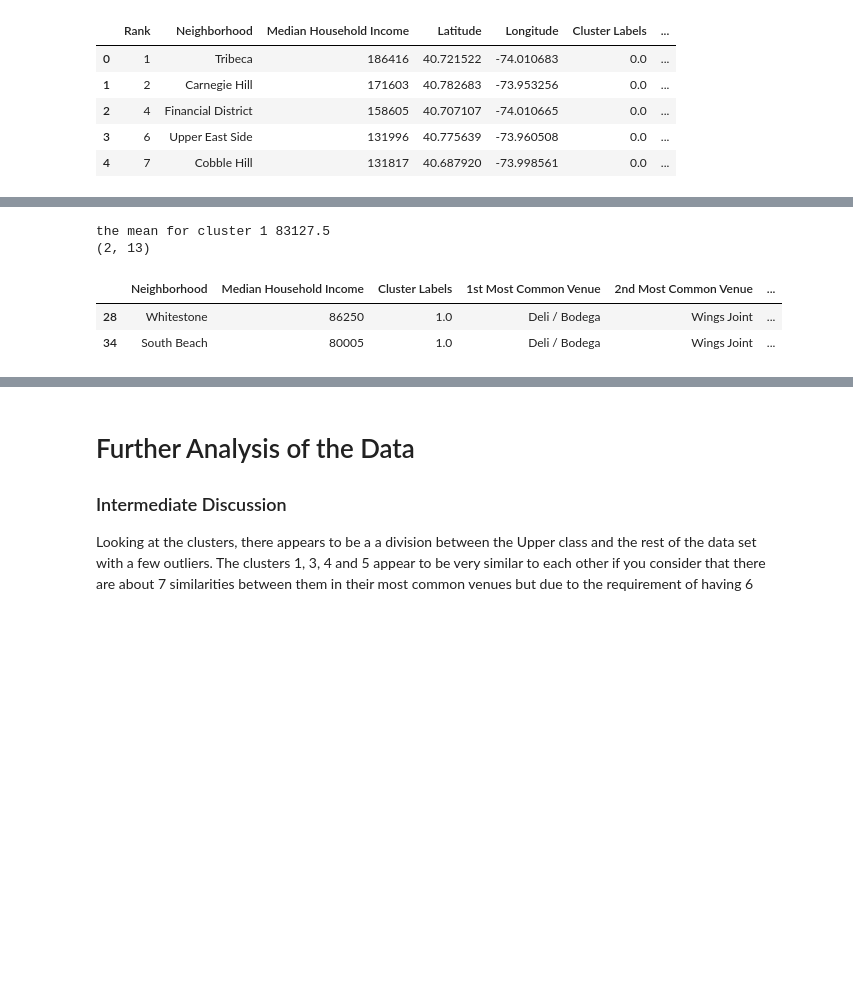
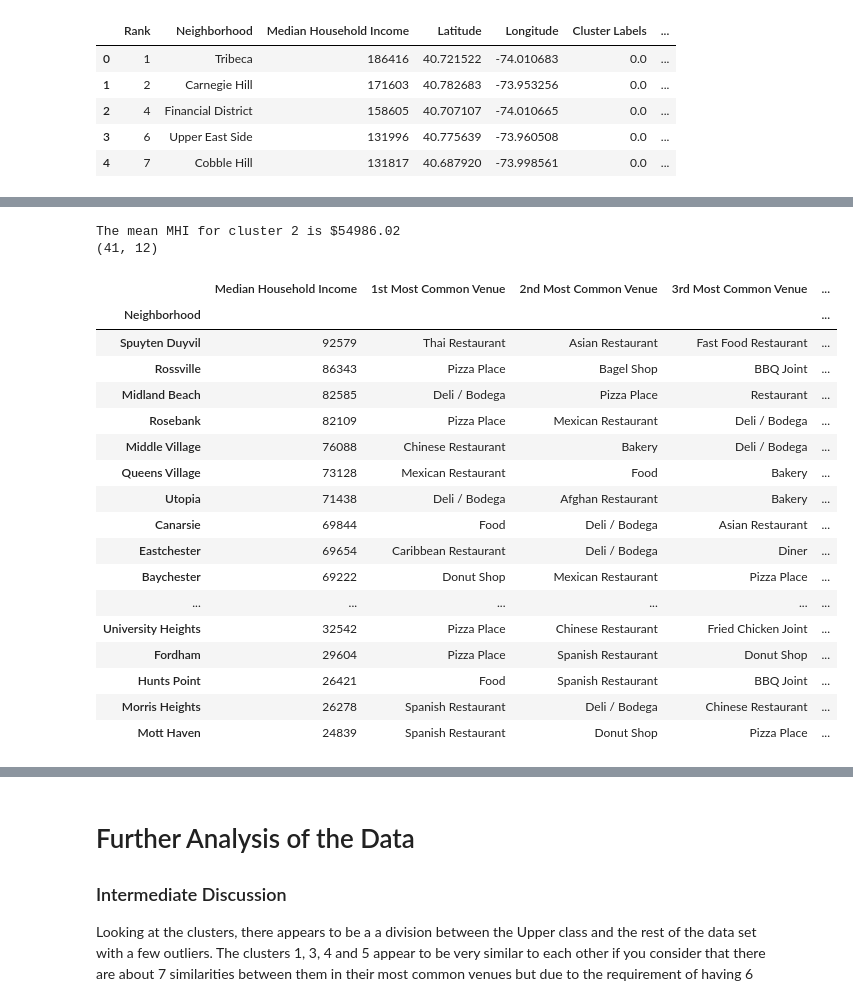
Before and after one commit to MatthewVT/Analysing-Food-Business-in-New-York-City, a Jupyter notebook: Week 5 PG Assignment/Battle of the New York Neighbourhoods- Food Business Case.ipynb, the cells around one changed output, grey strips where cells are left out. Drawn from its saved outputs; the diff is of its cells as text; code cells hidden in the pictures; blank space fills up the shorter version.

```diff
--- a/Week 5 PG Assignment/Battle of the New York Neighbourhoods- Food Business Case.ipynb
+++ b/Week 5 PG Assignment/Battle of the New York Neighbourhoods- Food Business Case.ipynb
@@ -548,23 +575,39 @@ the mean for cluster 0 100745.02702702703
 # %%
-cluster_number = 1
+cluster_number = 2
 df = NY_merged.loc[NY_merged['Cluster Labels'] == cluster_number, NY_merged.columns[[1] + list(range(2, NY_merged.shape[1]))]]
 mean = 0
 count = 0
 
 for x in df['Median Household Income']:
     mean = mean + int(x)
     count += 1
     #print(count)
     #print(mean)
 mean = mean/count
-print("the mean for cluster {}".format(cluster_number), mean)
-df = df.drop(['Latitude','Longitude'],  axis=1)
+print("The mean MHI for cluster {} is ${}".format(cluster_number, str(round(mean, 2))))
+df = df.drop(['Latitude','Longitude', 'Cluster Labels'],  axis=1)
 print(df.shape)
+df.set_index('Neighborhood', inplace=True)
 df
 # %% [output]
-the mean for cluster 1 83127.5
-(2, 13)
+The mean MHI for cluster 2 is $54986.02
+(41, 12)
-|  | Neighborhood | Median Household Income | Cluster Labels | 1st Most Common Venue | 2nd Most Common Venue | ... |
-| 28 | Whitestone | 86250 | 1.0 | Deli / Bodega | Wings Joint | ... |
-| 34 | South Beach | 80005 | 1.0 | Deli / Bodega | Wings Joint | ... |
+|  | Median Household Income | 1st Most Common Venue | 2nd Most Common Venue | 3rd Most Common Venue | ... |
+| Neighborhood |  |  |  |  | ... |
+| Spuyten Duyvil | 92579 | Thai Restaurant | Asian Restaurant | Fast Food Restaurant | ... |
+| Rossville | 86343 | Pizza Place | Bagel Shop | BBQ Joint | ... |
+| Midland Beach | 82585 | Deli / Bodega | Pizza Place | Restaurant | ... |
+| Rosebank | 82109 | Pizza Place | Mexican Restaurant | Deli / Bodega | ... |
+| Middle Village | 76088 | Chinese Restaurant | Bakery | Deli / Bodega | ... |
+| Queens Village | 73128 | Mexican Restaurant | Food | Bakery | ... |
+| Utopia | 71438 | Deli / Bodega | Afghan Restaurant | Bakery | ... |
+| Canarsie | 69844 | Food | Deli / Bodega | Asian Restaurant | ... |
+| Eastchester | 69654 | Caribbean Restaurant | Deli / Bodega | Diner | ... |
+| Baychester | 69222 | Donut Shop | Mexican Restaurant | Pizza Place | ... |
+| ... | ... | ... | ... | ... | ... |
+| University Heights | 32542 | Pizza Place | Chinese Restaurant | Fried Chicken Joint | ... |
+| Fordham | 29604 | Pizza Place | Spanish Restaurant | Donut Shop | ... |
+| Hunts Point | 26421 | Food | Spanish Restaurant | BBQ Joint | ... |
+| Morris Heights | 26278 | Spanish Restaurant | Deli / Bodega | Chinese Restaurant | ... |
+| Mott Haven | 24839 | Spanish Restaurant | Donut Shop | Pizza Place | ... |
 # %%
```
Also changed, not shown: parts of 6 cells of this notebook.
